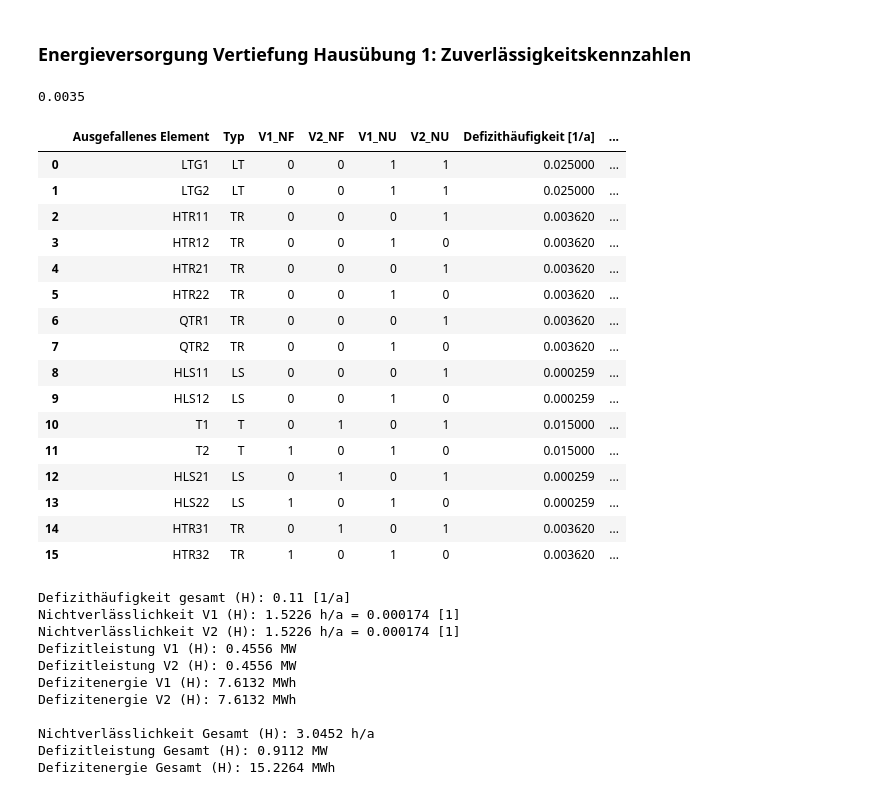
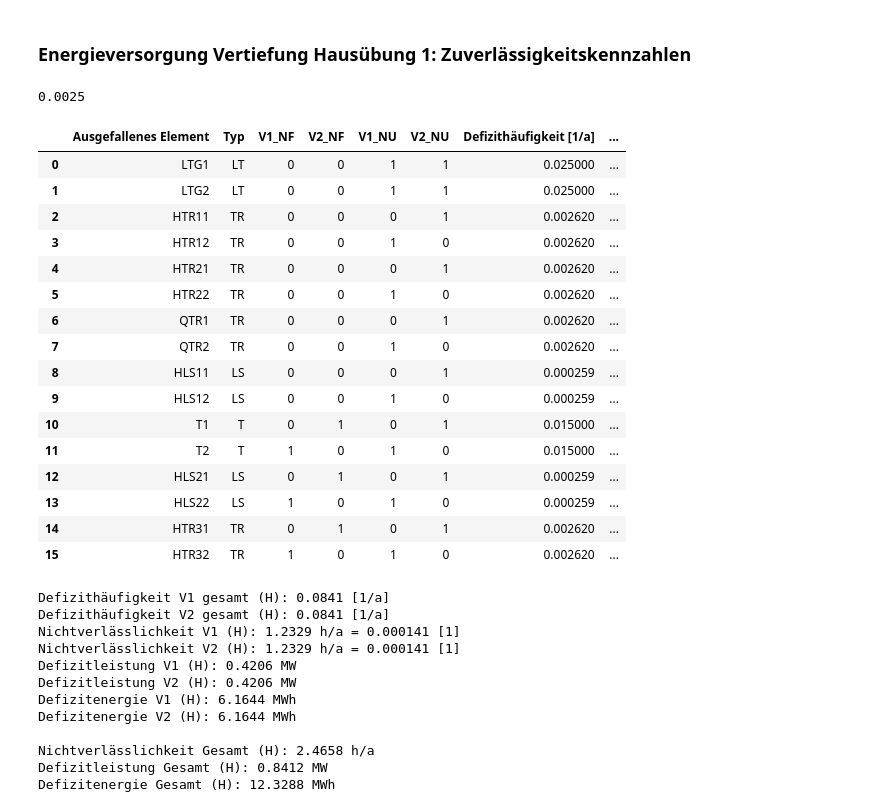
Before and after one commit to alexfroschauer/Energieversorgung_Homework, a Jupyter notebook: Homework1/EV_Vertiefung_HÜ1.ipynb, the cells around one changed output. Saved outputs shown, nothing was run; the diff lists cells and outputs as text; code cells hidden in the pictures.

```diff
--- a/Homework1/EV_Vertiefung_HÜ1.ipynb
+++ b/Homework1/EV_Vertiefung_HÜ1.ipynb
@@ -6,8 +6,8 @@ from tabulate import tabulate
 import numpy as np
 # %%
 # Eingabe Matrikelnummer
-MatrNr = 11907067
-# MatrNr = 12001535
+#MatrNr = 12012289
+MatrNr = 52102155
 # MatrNr = 12143819
 # MatrNr = 51911209
 # MatrNr = 12012289
@@ -27,7 +27,7 @@ def process_values(val):
 def split_v1_v2(value):
     return int("V1" not in value), int("V2" not in value)
 # %% [output]
-0.0035
+0.0025
 # %%
 # Parameter Leitungslänge [km]
 ltg_l = 5
@@ -159,61 +159,65 @@ Defizitleistung_V1_H = round(df["Defizitleistung P_V1"].sum(), 4)
 Defizitleistung_V2_H = round(df["Defizitleistung P_V2"].sum(), 4)
 Defizitenergie_V1_H = round(df["Defizitenergie E_V1"].sum(), 4)
 Defizitenergie_V2_H = round(df["Defizitenergie E_V2"].sum(), 4)
-Defizithäufigkeit_H_gesamt = round(df["Defizithäufigkeit (H in 1/a)"].sum(), 4) # fürs printen
+Defizithaeufigkeit_H_gesamt = round(df["Defizithäufigkeit (H in 1/a)"].sum(), 4) # fürs printen
+Defizithaeufigkeit_V1_H_ges = round(Defizithaeufigkeit_V1_H.sum(),4)
+Defizithaeufigkeit_V2_H_ges = round(Defizithaeufigkeit_V2_H.sum(),4)
 
 # Exportiere als csv-Datei
 df.iloc[:, :6].to_csv('output_H_Schaltung.csv', sep=';', index=False)
 # display(df)
 display(df.rename(columns={"Name": "Ausgefallenes Element", "Type": "Typ", "V1_1": "V1_NF", "V2_1": "V2_NF", "V1_2": "V1_NU", "V2_2": "V2_NU", "Defizithäufigkeit (H in 1/a)":
                            "Defizithäufigkeit [1/a]", "Ausfalldauer (in h)": "Ausfalldauer [h]", "NV_V1": "Nichtverlässlichkeit V1 [h/a]",
                            "Defizitleistung P_V1": "Defizitleistung V1 [MW/a]", "Defizitenergie E_V1": "Defizitenergie V1 [MWh/a]", "NV_V2": "Nichtverlässlichkeit V2 [h/a]",
                            "Defizitleistung P_V2": "Defizitleistung V2 [MW/a]", "Defizitenergie E_V2": "Defizitenergie V2 [MWh/a]"}))
 print(" ")
 
 # print(H_sum_H_V1)
 # print(Defizithaeufigkeit_V1_H_gesamt)
 
 # Ausgeben der summierten Werte
-print(f"Defizithäufigkeit gesamt (H): {Defizithäufigkeit_H_gesamt} [1/a]")
+print(f"Defizithäufigkeit V1 gesamt (H): {Defizithaeufigkeit_V1_H_ges} [1/a]")
+print(f"Defizithäufigkeit V2 gesamt (H): {Defizithaeufigkeit_V2_H_ges} [1/a]")
 print(f"Nichtverlässlichkeit V1 (H): {Nichtverlaesslichkeit_V1_H} h/a = {round(Nichtverlaesslichkeit_V1_H / 8760, 6)} [1]")
 print(f"Nichtverlässlichkeit V2 (H): {Nichtverlaesslichkeit_V2_H} h/a = {round(Nichtverlaesslichkeit_V2_H / 8760, 6)} [1]")
 print(f"Defizitleistung V1 (H): {Defizitleistung_V1_H} MW")
 print(f"Defizitleistung V2 (H): {Defizitleistung_V2_H} MW")
 print(f"Defizitenergie V1 (H): {Defizitenergie_V1_H} MWh")
 print(f"Defizitenergie V2 (H): {Defizitenergie_V2_H} MWh")
 print(" ")
 print(f"Nichtverlässlichkeit Gesamt (H): {Nichtverlaesslichkeit_V1_H + Nichtverlaesslichkeit_V2_H} h/a")
 print(f"Defizitleistung Gesamt (H): {Defizitleistung_V1_H + Defizitleistung_V2_H} MW")
 print(f"Defizitenergie Gesamt (H): {Defizitenergie_V1_H + Defizitenergie_V2_H} MWh")
 # %% [output]
 |  | Ausgefallenes Element | Typ | V1_NF | V2_NF | V1_NU | V2_NU | Defizithäufigkeit [1/a] | ... |
 | 0 | LTG1 | LT | 0 | 0 | 1 | 1 | 0.025000 | ... |
 | 1 | LTG2 | LT | 0 | 0 | 1 | 1 | 0.025000 | ... |
-| 2 | HTR11 | TR | 0 | 0 | 0 | 1 | 0.003620 | ... |
-| 3 | HTR12 | TR | 0 | 0 | 1 | 0 | 0.003620 | ... |
-| 4 | HTR21 | TR | 0 | 0 | 0 | 1 | 0.003620 | ... |
-| 5 | HTR22 | TR | 0 | 0 | 1 | 0 | 0.003620 | ... |
-| 6 | QTR1 | TR | 0 | 0 | 0 | 1 | 0.003620 | ... |
-| 7 | QTR2 | TR | 0 | 0 | 1 | 0 | 0.003620 | ... |
+| 2 | HTR11 | TR | 0 | 0 | 0 | 1 | 0.002620 | ... |
+| 3 | HTR12 | TR | 0 | 0 | 1 | 0 | 0.002620 | ... |
+| 4 | HTR21 | TR | 0 | 0 | 0 | 1 | 0.002620 | ... |
+| 5 | HTR22 | TR | 0 | 0 | 1 | 0 | 0.002620 | ... |
+| 6 | QTR1 | TR | 0 | 0 | 0 | 1 | 0.002620 | ... |
+| 7 | QTR2 | TR | 0 | 0 | 1 | 0 | 0.002620 | ... |
 | 8 | HLS11 | LS | 0 | 0 | 0 | 1 | 0.000259 | ... |
 | 9 | HLS12 | LS | 0 | 0 | 1 | 0 | 0.000259 | ... |
 | 10 | T1 | T | 0 | 1 | 0 | 1 | 0.015000 | ... |
 | 11 | T2 | T | 1 | 0 | 1 | 0 | 0.015000 | ... |
 | 12 | HLS21 | LS | 0 | 1 | 0 | 1 | 0.000259 | ... |
 | 13 | HLS22 | LS | 1 | 0 | 1 | 0 | 0.000259 | ... |
-| 14 | HTR31 | TR | 0 | 1 | 0 | 1 | 0.003620 | ... |
-| 15 | HTR32 | TR | 1 | 0 | 1 | 0 | 0.003620 | ... |
+| 14 | HTR31 | TR | 0 | 1 | 0 | 1 | 0.002620 | ... |
+| 15 | HTR32 | TR | 1 | 0 | 1 | 0 | 0.002620 | ... |
-Defizithäufigkeit gesamt (H): 0.11 [1/a]
-Nichtverlässlichkeit V1 (H): 1.5226 h/a = 0.000174 [1]
-Nichtverlässlichkeit V2 (H): 1.5226 h/a = 0.000174 [1]
-Defizitleistung V1 (H): 0.4556 MW
-Defizitleistung V2 (H): 0.4556 MW
-Defizitenergie V1 (H): 7.6132 MWh
-Defizitenergie V2 (H): 7.6132 MWh
+Defizithäufigkeit V1 gesamt (H): 0.0841 [1/a]
+Defizithäufigkeit V2 gesamt (H): 0.0841 [1/a]
+Nichtverlässlichkeit V1 (H): 1.2329 h/a = 0.000141 [1]
+Nichtverlässlichkeit V2 (H): 1.2329 h/a = 0.000141 [1]
+Defizitleistung V1 (H): 0.4206 MW
+Defizitleistung V2 (H): 0.4206 MW
+Defizitenergie V1 (H): 6.1644 MWh
+Defizitenergie V2 (H): 6.1644 MWh
 
-Nichtverlässlichkeit Gesamt (H): 3.0452 h/a
-Defizitleistung Gesamt (H): 0.9112 MW
-Defizitenergie Gesamt (H): 15.2264 MWh
+Nichtverlässlichkeit Gesamt (H): 2.4658 h/a
+Defizitleistung Gesamt (H): 0.8412 MW
+Defizitenergie Gesamt (H): 12.3288 MWh
 # %%
 # Berechnung für Doppelsammelschienen-Topologie
 
```
Also changed, not shown: parts of 2 cells of this notebook.
